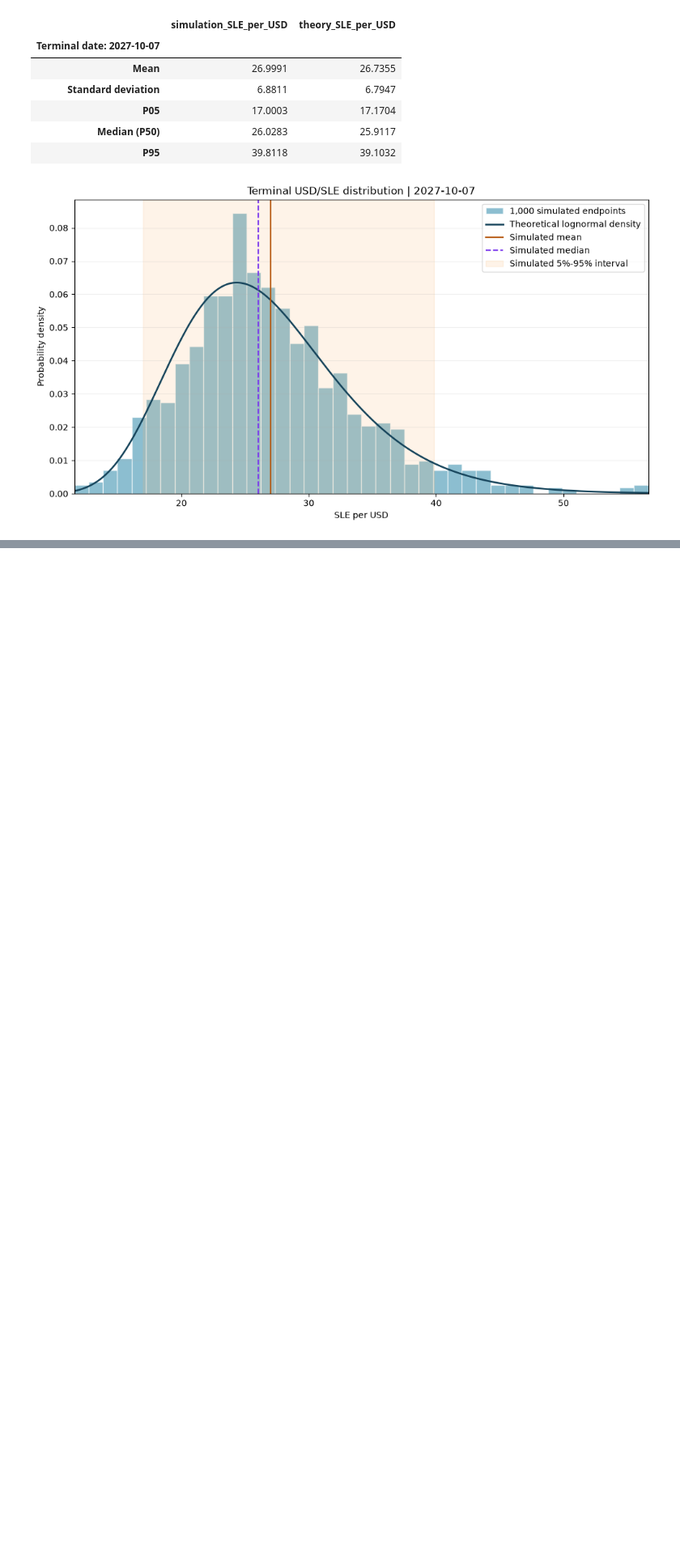
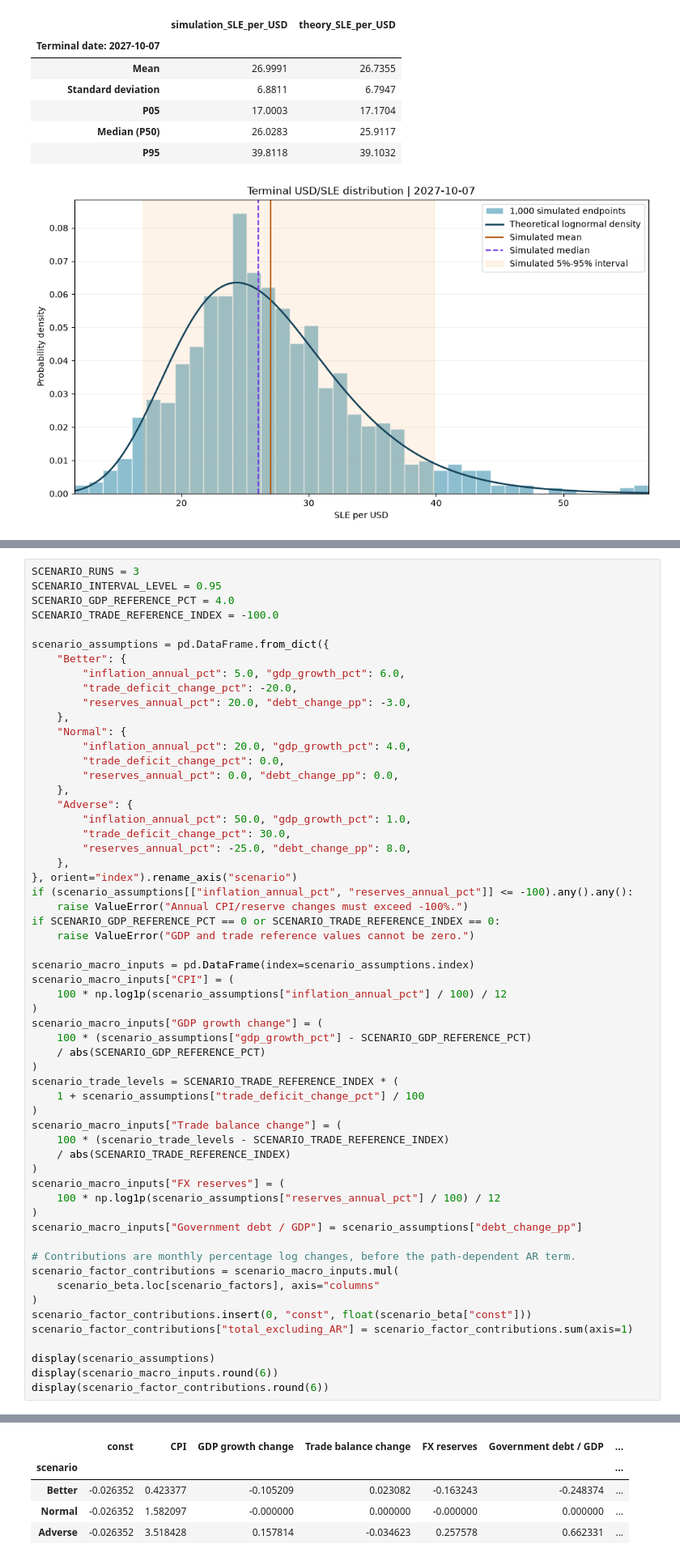
Before and after one commit to Kitazaki-Hinata/SLE_research, a Jupyter notebook: notebook/9_stochastic_fx_backtest.ipynb, the cells around one changed output, grey strips where cells are left out. Shown at 81% size. Saved outputs shown, nothing was run; the diff lists cells and outputs as text; blank space fills up the shorter version.

```diff
--- a/notebook/9_stochastic_fx_backtest.ipynb
+++ b/notebook/9_stochastic_fx_backtest.ipynb
@@ -344,0 +498,59 @@ plt.show()
+# %%
+SCENARIO_RUNS = 3
+SCENARIO_INTERVAL_LEVEL = 0.95
+SCENARIO_GDP_REFERENCE_PCT = 4.0
+SCENARIO_TRADE_REFERENCE_INDEX = -100.0
+
+scenario_assumptions = pd.DataFrame.from_dict({
+    "Better": {
+        "inflation_annual_pct": 5.0, "gdp_growth_pct": 6.0,
+        "trade_deficit_change_pct": -20.0,
+        "reserves_annual_pct": 20.0, "debt_change_pp": -3.0,
+    },
+    "Normal": {
+        "inflation_annual_pct": 20.0, "gdp_growth_pct": 4.0,
+        "trade_deficit_change_pct": 0.0,
+        "reserves_annual_pct": 0.0, "debt_change_pp": 0.0,
+    },
+    "Adverse": {
+        "inflation_annual_pct": 50.0, "gdp_growth_pct": 1.0,
+        "trade_deficit_change_pct": 30.0,
+        "reserves_annual_pct": -25.0, "debt_change_pp": 8.0,
+    },
+}, orient="index").rename_axis("scenario")
+if (scenario_assumptions[["inflation_annual_pct", "reserves_annual_pct"]] <= -100).any().any():
+    raise ValueError("Annual CPI/reserve changes must exceed -100%.")
+if SCENARIO_GDP_REFERENCE_PCT == 0 or SCENARIO_TRADE_REFERENCE_INDEX == 0:
+    raise ValueError("GDP and trade reference values cannot be zero.")
+
+scenario_macro_inputs = pd.DataFrame(index=scenario_assumptions.index)
+scenario_macro_inputs["CPI"] = (
+    100 * np.log1p(scenario_assumptions["inflation_annual_pct"] / 100) / 12
+)
+scenario_macro_inputs["GDP growth change"] = (
+    100 * (scenario_assumptions["gdp_growth_pct"] - SCENARIO_GDP_REFERENCE_PCT)
+    / abs(SCENARIO_GDP_REFERENCE_PCT)
+)
+scenario_trade_levels = SCENARIO_TRADE_REFERENCE_INDEX * (
+    1 + scenario_assumptions["trade_deficit_change_pct"] / 100
+)
+scenario_macro_inputs["Trade balance change"] = (
+    100 * (scenario_trade_levels - SCENARIO_TRADE_REFERENCE_INDEX)
+    / abs(SCENARIO_TRADE_REFERENCE_INDEX)
+)
+scenario_macro_inputs["FX reserves"] = (
+    100 * np.log1p(scenario_assumptions["reserves_annual_pct"] / 100) / 12
+)
+scenario_macro_inputs["Government debt / GDP"] = scenario_assumptions["debt_change_pp"]
+
+# Contributions are monthly percentage log changes, before the path-dependent AR term.
+scenario_factor_contributions = scenario_macro_inputs.mul(
+    scenario_beta.loc[scenario_factors], axis="columns"
+)
+scenario_factor_contributions.insert(0, "const", float(scenario_beta["const"]))
+scenario_factor_contributions["total_excluding_AR"] = scenario_factor_contributions.sum(axis=1)
+
+display(scenario_assumptions)
+display(scenario_macro_inputs.round(6))
+display(scenario_factor_contributions.round(6))
+# %% [output]
@@ -344,0 +567,5 @@ plt.show()
+|  | const | CPI | GDP growth change | Trade balance change | FX reserves | Government debt / GDP | ... |
+| scenario |  |  |  |  |  |  | ... |
+| Better | -0.026352 | 0.423377 | -0.105209 | 0.023082 | -0.163243 | -0.248374 | ... |
+| Normal | -0.026352 | 1.582097 | -0.000000 | 0.000000 | -0.000000 | 0.000000 | ... |
+| Adverse | -0.026352 | 3.518428 | 0.157814 | -0.034623 | 0.257578 | 0.662331 | ... |
```
Also changed, not shown: parts of 13 cells of this notebook, 1 other file.
